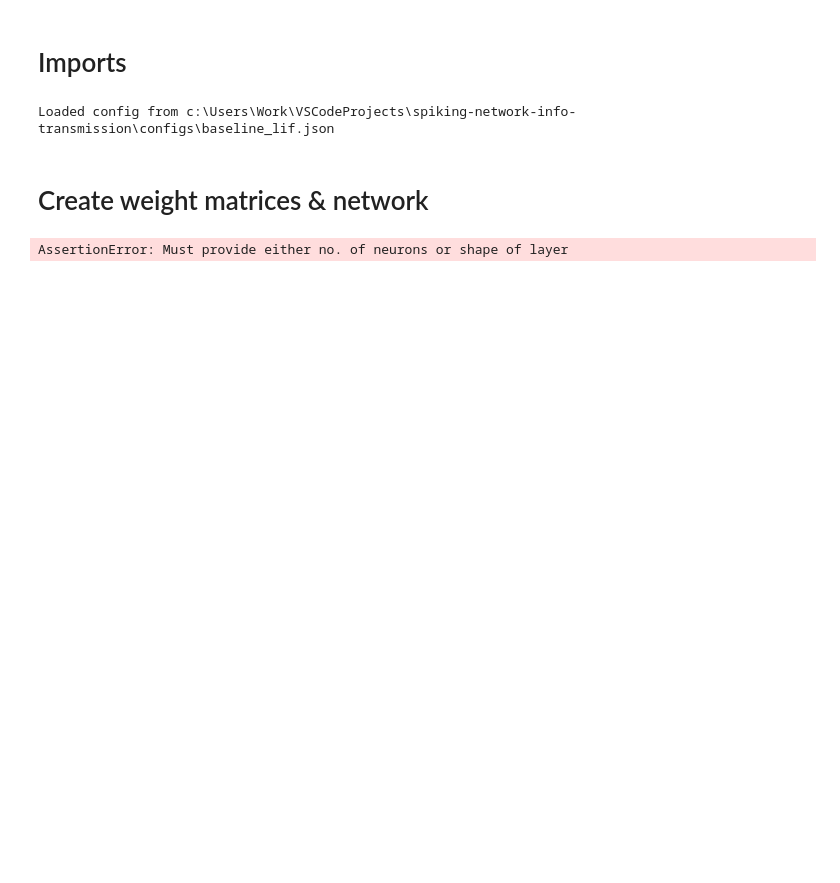
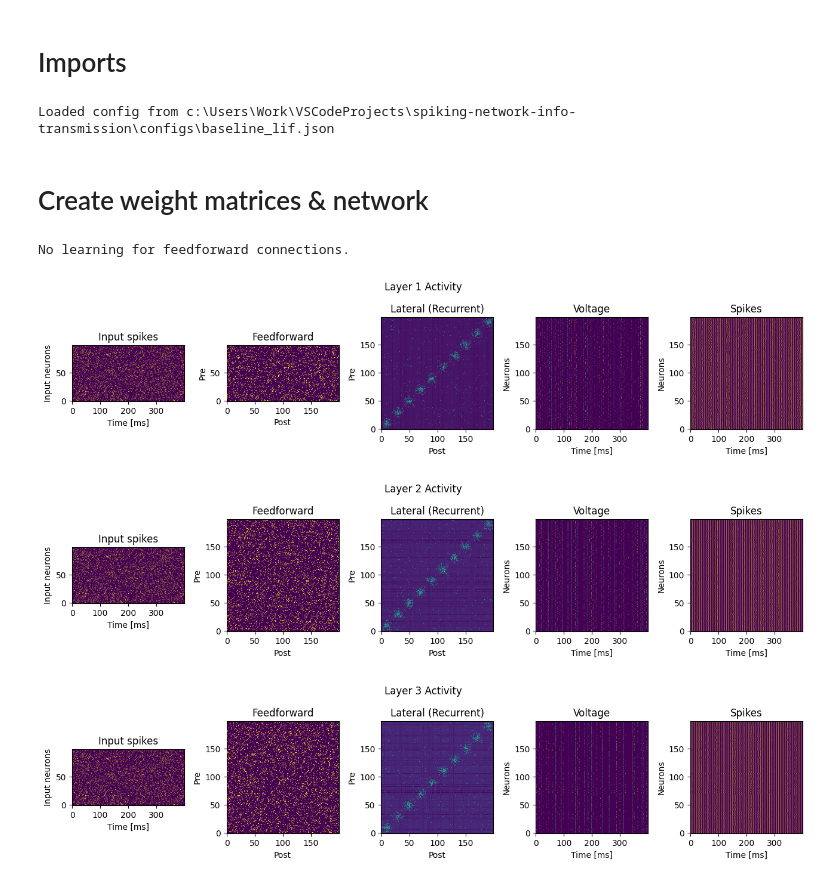
Before and after one commit to H-27/spiking-network-info-transmission, a Jupyter notebook: notebooks/network_display.ipynb, the cells around one changed output. Drawn from its saved outputs; the diff is of its cells as text; code cells hidden in the pictures; blank space fills up the shorter version.

Commit message:
improved network and configs

```diff
--- a/notebooks/network_display.ipynb
+++ b/notebooks/network_display.ipynb
@@ -36,13 +38,23 @@ Loaded config from c:\Users\Work\VSCodeProjects\spiking-network-info-transmissio
 # Create weight matrices & network
 # %%
 net = SpikingNetwork(config)
-ff1 = connections.connect_distance(config["n_inputs"], config["n_layer_one"])
-ff2 = connections.connect_distance(config["n_layer_one"], config["n_layer_two"])
-ff3 = connections.connect_distance(config["n_layer_two"], config["n_outputs"])
-rec1 = connections.create_clustered_connection_with_density(**config["clustered_connection_params"])
-rec2 = connections.create_clustered_connection_with_density(**config["clustered_connection_params"])
-rec3 = connections.create_clustered_connection_with_density(**config["clustered_connection_params"])
+ff1 = connect_random(config["n_inputs"], config["n_layer_one"])
+ff2 = connect_random(config["n_layer_one"], config["n_layer_two"])
+ff3 = connect_random(config["n_layer_two"], config["n_layer_three"])
+rec1 = create_clustered_connection_with_density(n_neurons=config["n_layer_one"], cluster_size=config["cluster_size"]) + connect_random(config["n_layer_one"], config["n_layer_one"], p=config["noise_level"])
+rec2 = create_clustered_connection_with_density(n_neurons=config["n_layer_two"], cluster_size=config["cluster_size"]) + connect_random(config["n_layer_one"], config["n_layer_one"], p=config["noise_level"])
+rec3 = create_clustered_connection_with_density(n_neurons=config["n_layer_three"], cluster_size=config["cluster_size"]) + connect_random(config["n_layer_one"], config["n_layer_one"], p=config["noise_level"])
 
-add_weights(self, ff1, rec1, ff2, rec2, ff3, rec3)
+net.add_weights(ff1, rec1, ff2, rec2, ff3, rec3)
+net.build()
 # %% [output]
-AssertionError: Must provide either no. of neurons or shape of layer
+No learning for feedforward connections.
+# %%
+input_data = torch.bernoulli(0.1 * torch.ones(config["time"], config["n_inputs"])).byte() * 10
+net.run(input_data)
+for i in range(1, 4):
+    net.plot(layer=i)
+# %% [output]
+[figure, added]
+[figure, added]
+[figure, added]
```
Also changed, not shown: parts of 2 cells of this notebook, 2 other files.
